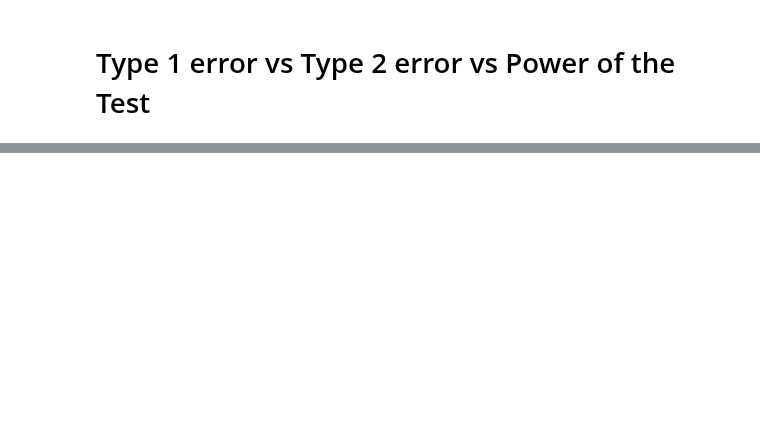
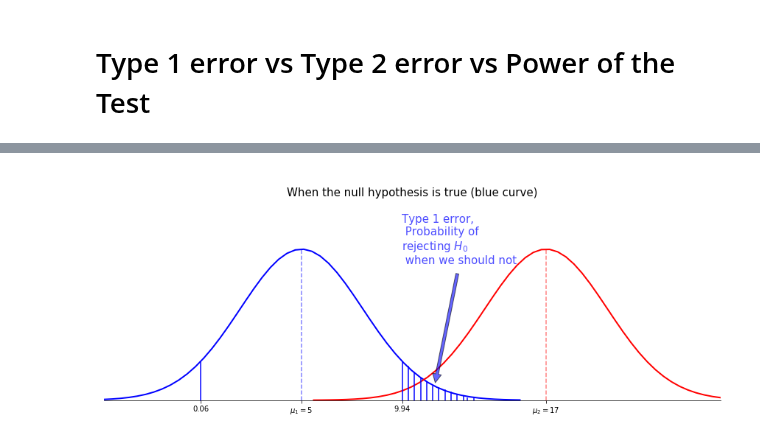
Before and after one commit to arstepanyan/Notes, a Jupyter notebook: interview_questions/companion_files/plots.ipynb, the cells around one changed output, grey strips where cells are left out. Cells and saved outputs as stored; diff of their text form; code cells hidden in the pictures; blank space fills up the shorter version.

```diff
--- a/interview_questions/companion_files/plots.ipynb
+++ b/interview_questions/companion_files/plots.ipynb
@@ -106,0 +92,75 @@ _ = plt.title("\nThe red curve is when the alternative hypothesis is true",
+# %%
+%matplotlib inline
+import numpy as np
+import matplotlib.pyplot as plt
+import seaborn as sns
+sns.reset_orig()
+
+s1_mean, s1_std = 5, 3
+s2_mean, s2_std = 17, 3
+
+np.random.seed(123)
+s1 = np.random.normal(s1_mean, s1_std, size=1000)
+s2 = np.random.normal(s2_mean, s2_std, size=1000)
+alpha = 0.1
+z_score = 1.645            # from z-table. When alpha=0.1, we are looking for the 95% probability in the table
+x1 = round(-z_score * s1_std + s1_mean, 2)  # from z = (x-mean)/sigma
+x2 = round(z_score * s1_std + s1_mean, 2)   # from z = (x+mean)/sigma
+
+plt.figure(figsize=(15, 5))
+
+## normal curves
+count1, bins1, ignored1 = plt.hist(s1, bins=50, density=True, histtype='step', color='white')
+_ = plt.plot(bins1,
+             1/(s1_std * np.sqrt(2 * np.pi)) * np.exp( - (bins1 - s1_mean)**2 / (2 * s1_std**2) ),
+             linewidth=2,
+             color='b')
+
+count2, bins2, ignored2 = plt.hist(s2, bins=50, density=True, histtype='step', color='white')
+_= plt.plot(bins2,
+            1/(s2_std * np.sqrt(2 * np.pi)) * np.exp( - (bins2 - s2_mean)**2 / (2 * s2_std**2) ),
+            linewidth=2,
+            color='r')
+
+## frame and axes visability
+_ = plt.gca().axes.get_yaxis().set_visible(False)
+_= plt.gca().spines['top'].set_visible(False)
+_= plt.gca().spines['left'].set_visible(False)
+_= plt.gca().spines['right'].set_visible(False)
+
+## x limits and xticks
+_ = plt.xlim(min(s1), max(s2))
+_ = plt.xticks((x1, s1_mean, x2, s2_mean))
+_ = plt.gca().set_xticklabels((x1, '$\mu_1 = {}$'.format(s1_mean),
+                               x2, '$\mu_2 = {}$'.format(s2_mean)))
+
+## vertical lines
+_ = plt.axvline(s1_mean, ymax=0.75, color='b', linestyle='--', alpha=0.5)
+_ = plt.axvline(s2_mean, ymax=0.75, color='r', linestyle='--', alpha=0.5)
+_ = plt.axvline(x1, ymax=0.19, color='b')
+_ = plt.axvline(x2, ymax=0.19, color='b')
+
+## fill in with lines to note the probability of rejecting H0 when we shouldn't (type 1 error)
+## NOTE: I am sure there is a better way of filling in under the curve.
+##       But after some time of searching, it doesn't seem to be streightforward.
+##       That's why I am manually plotting several lines.
+##       And I like the simple look of the lines.
+x_coords_2 = [x2+0.3, x2+0.6, x2+0.9, x2+1.2, x2+1.5, x2+1.8, x2+2.1, x2+2.4, x2+2.7, x2+3, x2+3.2, x2+3.5]
+y_heights_2 = [0.17, 0.14, 0.11, 0.09, 0.07, 0.06, 0.05, 0.04, 0.03, 0.02, 0.01, 0.009]
+
+for (x, y) in zip(x_coords_2, y_heights_2):
+    _ = plt.axvline(x, ymax=y, color='b')
+
+## annotate
+_ = plt.annotate('Type 1 error,\n Probability of \nrejecting $H_0$\n when we should not',
+                 xy=(11.5, 0.01), xytext=(9.9, 0.12),
+                 arrowprops=dict(facecolor='b', shrink=0.05, alpha=0.6),
+                 fontsize=15,
+                 color='b',
+                 alpha=0.7)
+
+
+_ = plt.title("\nWhen the null hypothesis is true (blue curve)",
+              fontsize=15)
+# %% [output]
+[figure, added]
```
Also changed, not shown: parts of 1 cell of this notebook.
